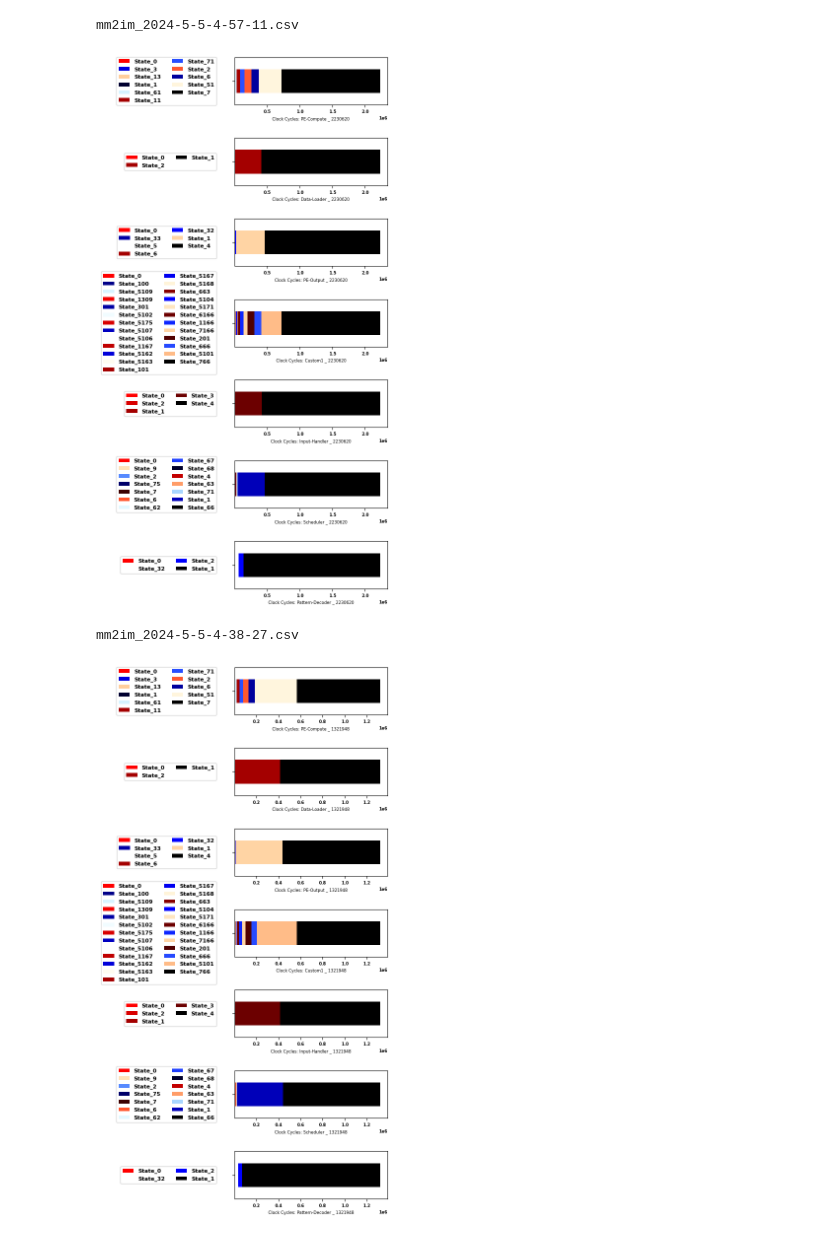
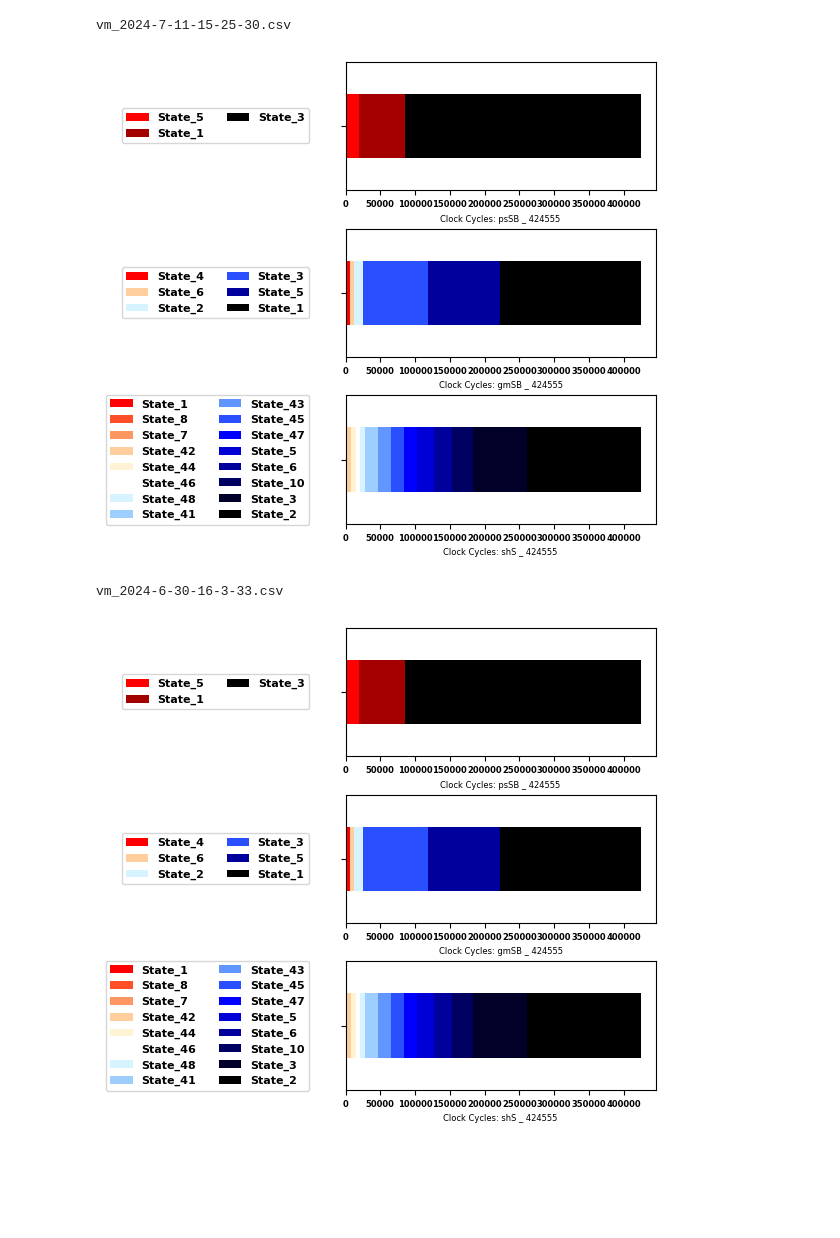
Before and after one commit to gicLAB/SECDA-TFLite, a Jupyter notebook: src/secda_profilier/simulation_profile_analysis.ipynb, the cells around one changed output. Saved outputs shown, nothing was run; the diff lists cells and outputs as text; code cells hidden in the pictures; blank space fills up the shorter version.

```diff
--- a/src/secda_profilier/simulation_profile_analysis.ipynb
+++ b/src/secda_profilier/simulation_profile_analysis.ipynb
@@ -5,7 +5,8 @@ import numpy as np
 import matplotlib.ticker as ticker
 import matplotlib
 import os
-folder = "/home/jude/Workspace/SECDA-TFLite_v1.2/tensorflow/.data/mm2im_profs/"
+# folder = "/home/jude/Workspace/SECDA-TFLite_v1.2/tensorflow/.data/mm2im_profs/"
+folder = "/home/jude/Workspace/SECDA-TFLite_v1.2/tensorflow/.data/vm_profs/"
 cm = plt.get_cmap("flag")
 NUM_COLORS = 3
 font = {"family": "sans-serif", "weight": "bold", "size": 6}
@@ -46,34 +47,34 @@ def plot_h(df):
                 bbox_to_anchor=(-0.1, 0.5),
                 prop={"size": 8},
                 ncol=2,
             )
             # ax.set_title("")
             # ax.set_xlabel(f"Clock Cycles: {T_row}")
             ax.set_xlabel(f"Clock Cycles: {T_row} _ {total_cycles}")
 
             # change y tick labels names
             ax.set_yticklabels("")
         plt.subplots_adjust(wspace=10, hspace=Tlen / 10)
         plt.show()
         break
 
 
 # sort files by date
 show_all = False
 show_x = 3
 profs = sorted(os.listdir(folder), key=lambda x: os.path.getctime(folder + x))
 profs.reverse()
 for prof in profs:
     filename = folder + prof
     df = pd.read_csv(filename, sep=",", header=0)
     print(prof)
     plot_h(df)
     show_x -= 1
     if show_x == 0 and not show_all:
         break
 plt.show()
 # %% [output]
-mm2im_2024-5-5-4-57-11.csv
+vm_2024-7-11-15-25-30.csv
-[figure, old version]
+[figure, new version]
-mm2im_2024-5-5-4-38-27.csv
+vm_2024-6-30-16-3-33.csv
-[figure, old version]
+[figure, new version]
```
Also changed, not shown: parts of 1 cell of this notebook, 7 other files.
